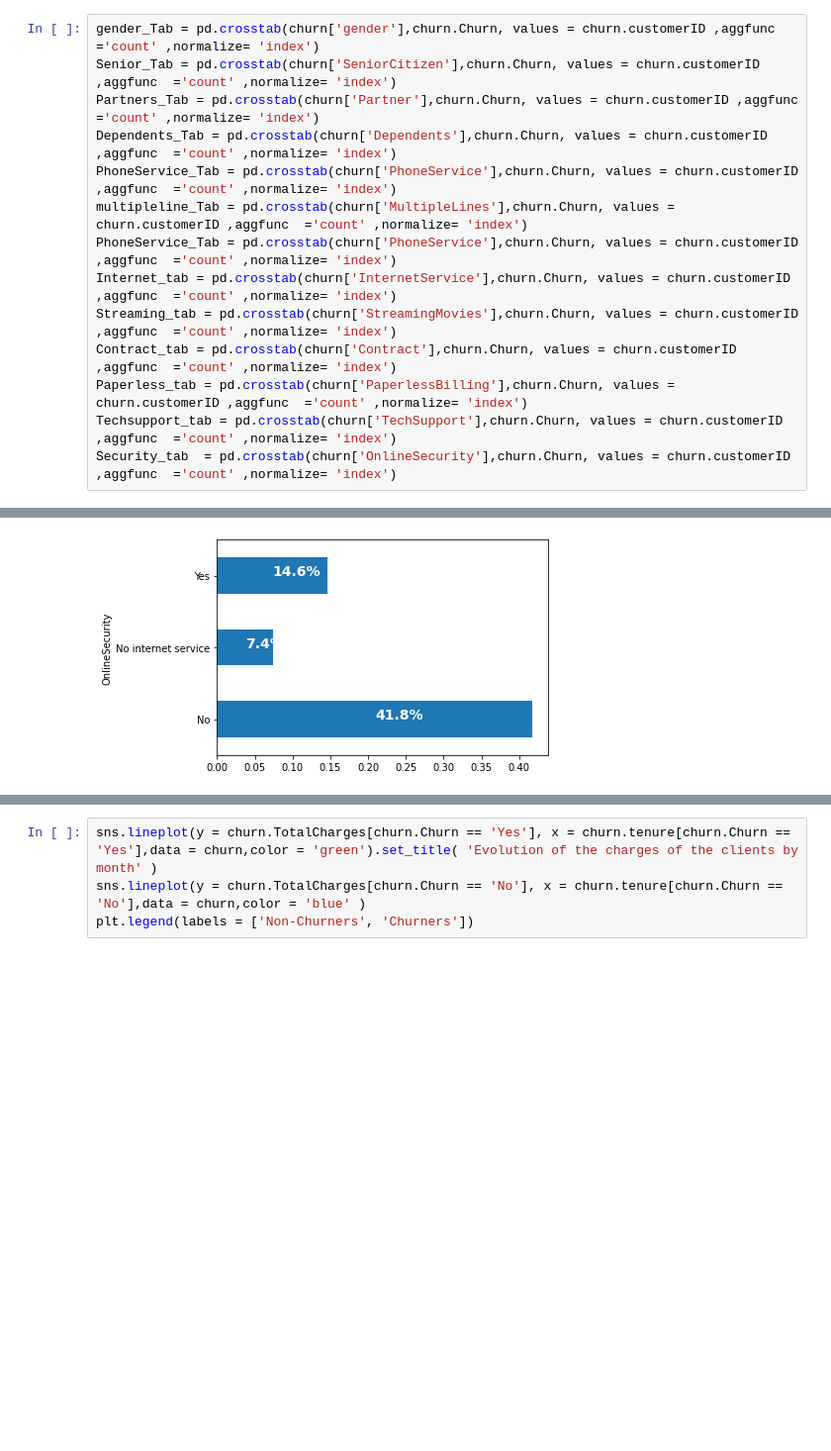
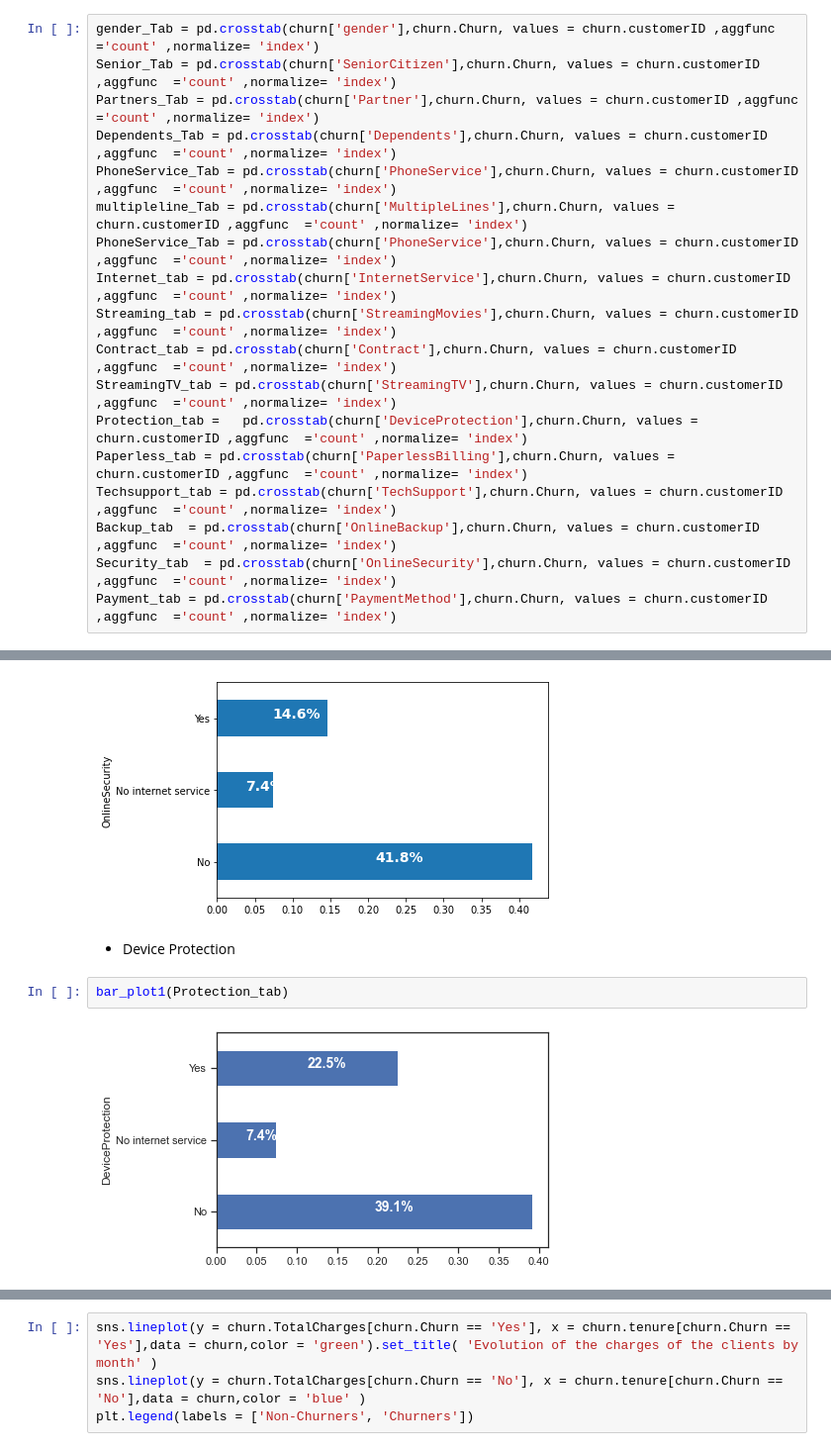
Before and after one commit to VIP509/Churn-Analysis-BA, a Jupyter notebook: ChurnAnalysis.ipynb, the cells around one changed output, grey strips where cells are left out. Shown: that part at 99% size. Cells and saved outputs as stored; diff of their text form; blank space fills up the shorter version.

```diff
--- a/ChurnAnalysis.ipynb
+++ b/ChurnAnalysis.ipynb
@@ -223,9 +228,13 @@ PhoneService_Tab = pd.crosstab(churn['PhoneService'],churn.Churn, values = churn
 Internet_tab = pd.crosstab(churn['InternetService'],churn.Churn, values = churn.customerID ,aggfunc  ='count' ,normalize= 'index')
 Streaming_tab = pd.crosstab(churn['StreamingMovies'],churn.Churn, values = churn.customerID ,aggfunc  ='count' ,normalize= 'index')
 Contract_tab = pd.crosstab(churn['Contract'],churn.Churn, values = churn.customerID ,aggfunc  ='count' ,normalize= 'index')
+StreamingTV_tab = pd.crosstab(churn['StreamingTV'],churn.Churn, values = churn.customerID ,aggfunc  ='count' ,normalize= 'index')
+Protection_tab =   pd.crosstab(churn['DeviceProtection'],churn.Churn, values = churn.customerID ,aggfunc  ='count' ,normalize= 'index')
 Paperless_tab = pd.crosstab(churn['PaperlessBilling'],churn.Churn, values = churn.customerID ,aggfunc  ='count' ,normalize= 'index')
 Techsupport_tab = pd.crosstab(churn['TechSupport'],churn.Churn, values = churn.customerID ,aggfunc  ='count' ,normalize= 'index')
+Backup_tab  = pd.crosstab(churn['OnlineBackup'],churn.Churn, values = churn.customerID ,aggfunc  ='count' ,normalize= 'index')
 Security_tab  = pd.crosstab(churn['OnlineSecurity'],churn.Churn, values = churn.customerID ,aggfunc  ='count' ,normalize= 'index')
+Payment_tab = pd.crosstab(churn['PaymentMethod'],churn.Churn, values = churn.customerID ,aggfunc  ='count' ,normalize= 'index')
 # %% [markdown]
 ### Explaining Churn by Gender and Age Category
 # %% [markdown]
@@ -294,3 +303,9 @@ bar_plot1(Techsupport_tab)
 bar_plot1(Security_tab)
 # %% [output]
 [figure]
+# %% [markdown]
+* Device Protection
+# %%
+bar_plot1(Protection_tab)
+# %% [output]
+[figure, added]
```
Also changed, not shown: parts of 40 cells of this notebook, 3 other files.
